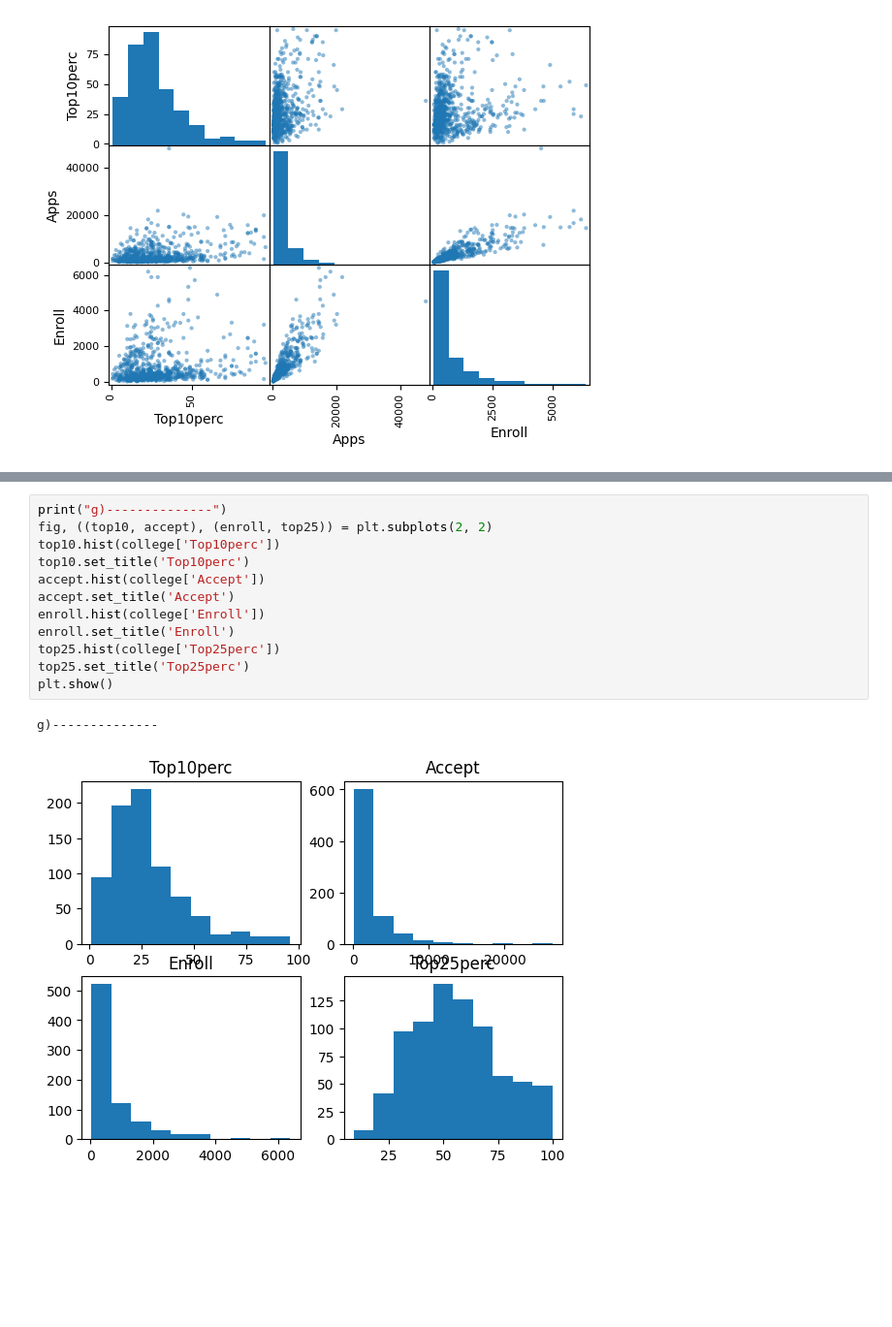
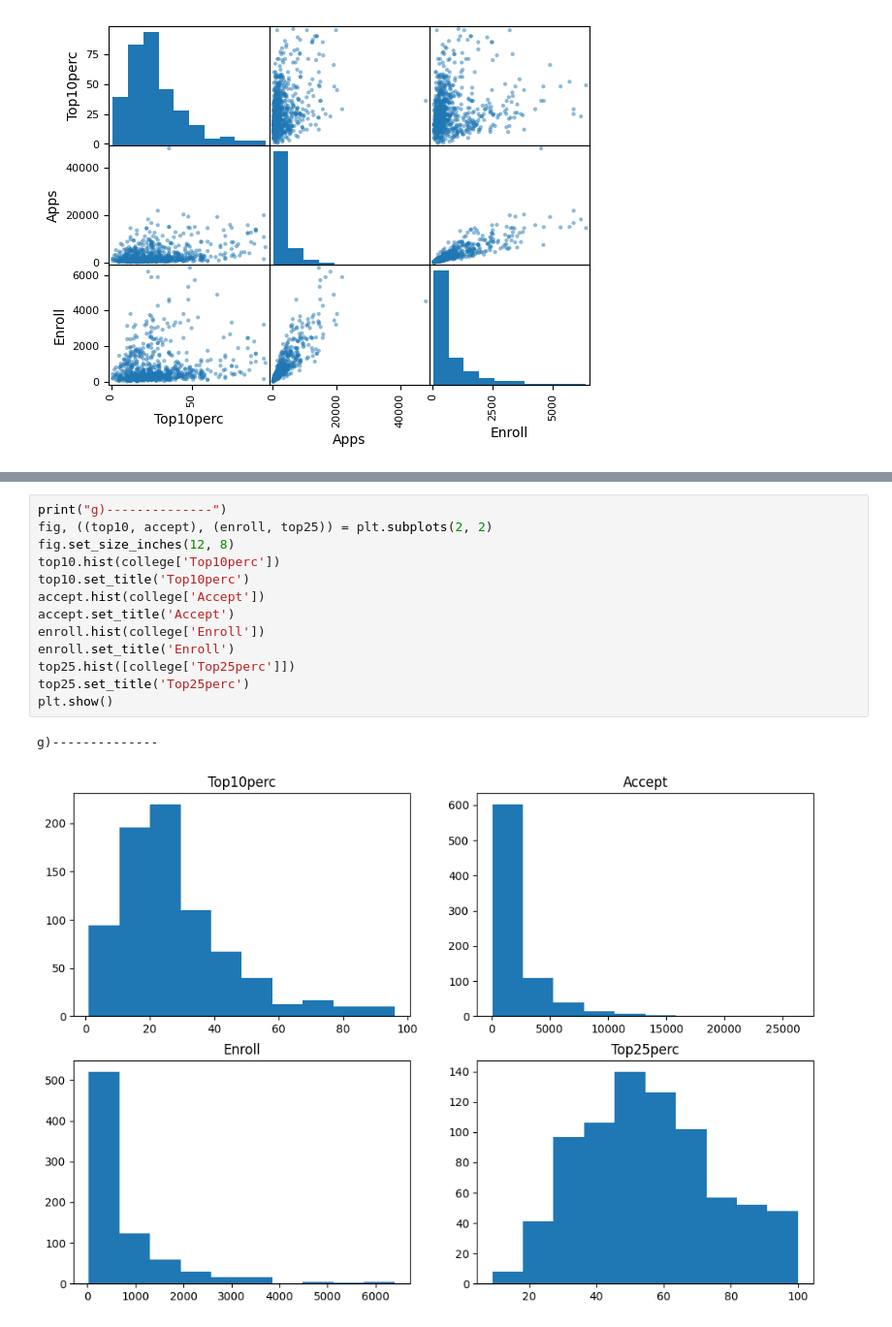
Before and after one commit to zoneme99/AI24-Databehandling-JC, a Jupyter notebook: Labs/Lab1.ipynb, the cells around one changed output, grey strips where cells are left out. Shown at 97% size. Saved outputs shown, nothing was run; the diff lists cells and outputs as text; blank space fills up the shorter version.

```diff
--- a/Labs/Lab1.ipynb
+++ b/Labs/Lab1.ipynb
@@ -89,15 +91,16 @@ Name: count, dtype: int64
 # %%
 print("g)--------------")
 fig, ((top10, accept), (enroll, top25)) = plt.subplots(2, 2)
+fig.set_size_inches(12, 8)
 top10.hist(college['Top10perc'])
 top10.set_title('Top10perc')
 accept.hist(college['Accept'])
 accept.set_title('Accept')
 enroll.hist(college['Enroll'])
 enroll.set_title('Enroll')
-top25.hist(college['Top25perc'])
+top25.hist([college['Top25perc']])
 top25.set_title('Top25perc')
 plt.show()
 # %% [output]
 g)--------------
-[figure, old version]
+[figure, new version]
```
Also changed, not shown: parts of 4 cells of this notebook, 2 other files.
